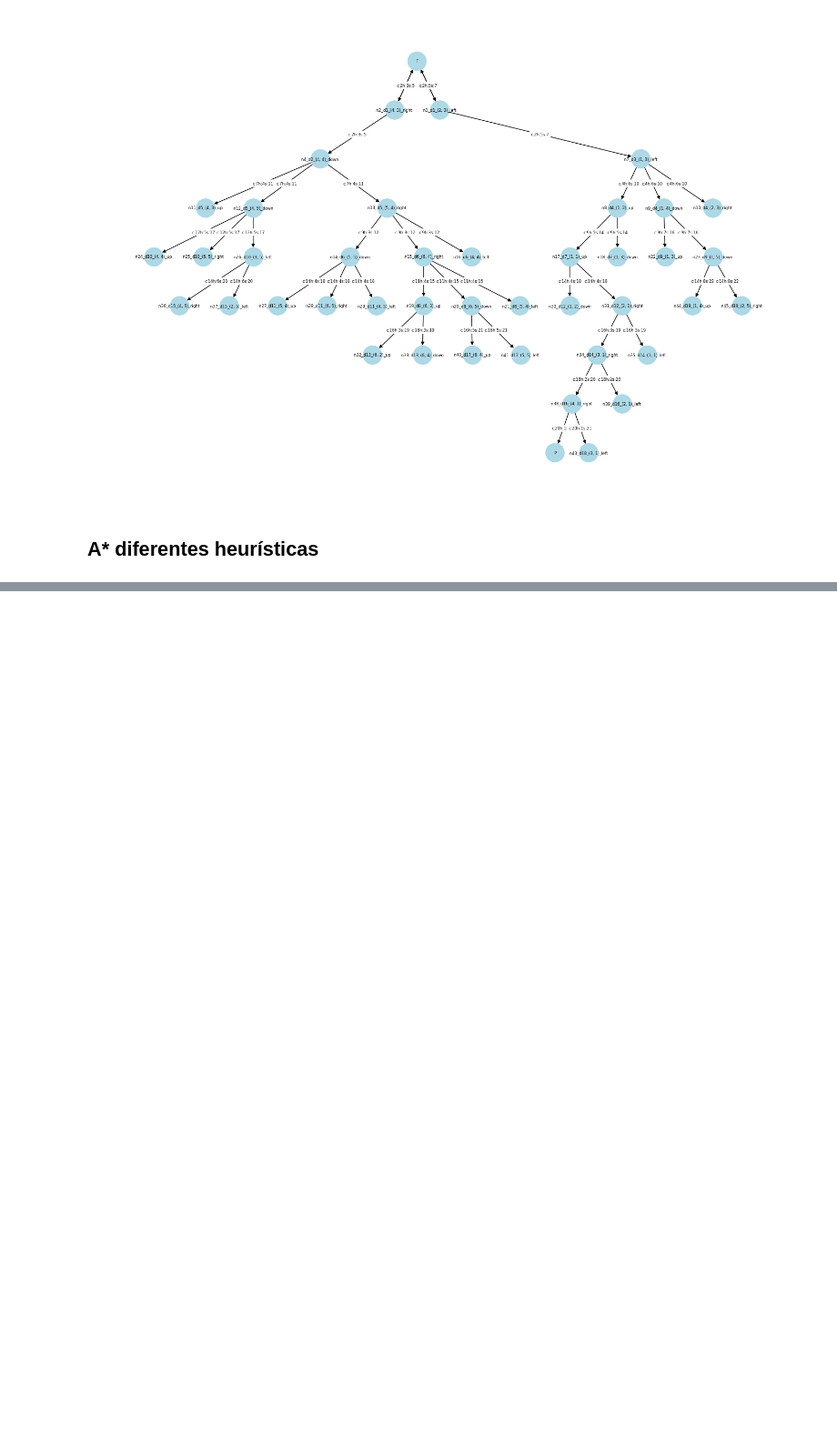
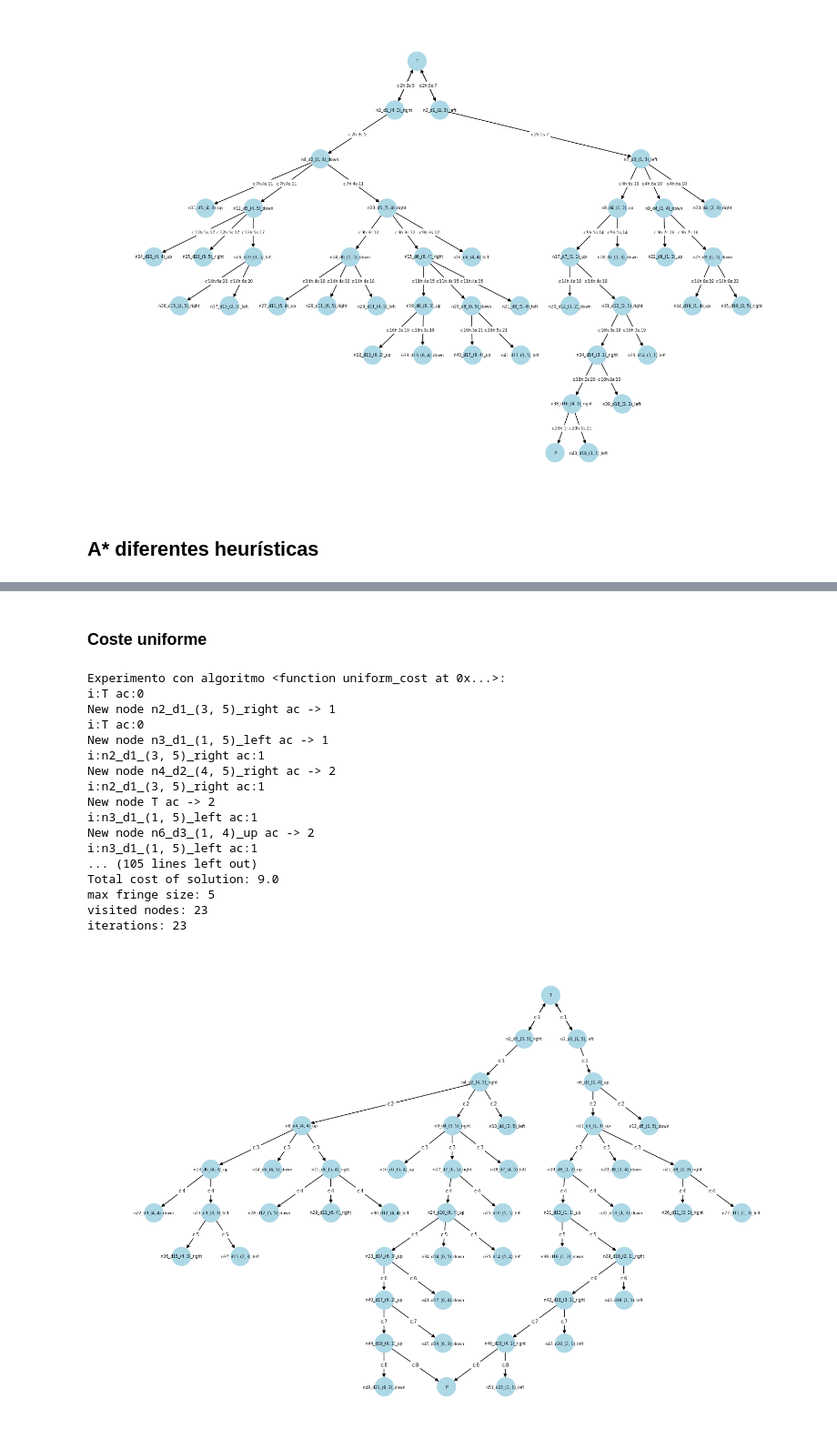
Before and after one commit to UNIR-RPA/UNIR-RPA-ACTIVIDAD-1, a Jupyter notebook: miunar04_act1/Cuaderno_Actividad_1_Búsqueda.ipynb, the cells around one changed output, grey strips where cells are left out. Shown at 91% size. Saved outputs shown, nothing was run; the diff lists cells and outputs as text; code cells hidden in the pictures; blank space fills up the shorter version.

Commit message:
Comaprativa heuristicas otra posicion.

```diff
--- a/miunar04_act1/Cuaderno_Actividad_1_Búsqueda.ipynb
+++ b/miunar04_act1/Cuaderno_Actividad_1_Búsqueda.ipynb
@@ -849,0 +1104,76 @@ SyntaxError: invalid syntax (425157169.py, line 24)
+# %% [markdown]
+### Coste uniforme
+# %%
+#!/usr/bin/env python
+# coding: utf-8
+
+# 2024 Modified by: Alejandro Cervantes
+# Configuración y llamada para el caso 2
+# Se utiliza el mismo mapa pero se varían los costes
+
+MAP_ASCII = """
+########
+#    P #
+# #### #
+#    # #
+# ##   #
+# T    #
+########
+"""
+
+
+COSTS = {
+    "up": 1.0,
+    "down": 1.0,
+    "right": 1.0,
+    "left": 1.0,
+}
+
+
+node_count = 0
+nodes = []
+edges = []
+depth_count = 1
+label_with_heuristic_number = False
+
+algorithms=(uniform_cost,)
+main (MAP_ASCII, COSTS, algorithms)
+
+# Crear un grafo tipo árbol
+G = nx.DiGraph()
+
+G.add_edges_from(edges)
+
+# for edge in edges:
+#     print(edge)
+
+# Dibujar el grafo con un diseño jerárquico
+pos = nx.nx_agraph.graphviz_layout(G, prog="dot")  # Necesita Graphviz instalado
+plt.figure(figsize=(15, 10))
+nx.draw(G, pos, with_labels=True, arrows=True, node_size=800, node_color="lightblue", font_size=6)
+
+# Get edge labels and draw them
+edge_labels = nx.get_edge_attributes(G, "cost")
+nx.draw_networkx_edge_labels(G, pos, edge_labels=edge_labels, font_size=7, rotate=False)
+
+# Mostrar el árbol
+plt.show()
+# %% [output]
+Experimento con algoritmo <function uniform_cost at 0x...>:
+i:T ac:0
+New node n2_d1_(3, 5)_right ac -> 1
+i:T ac:0
+New node n3_d1_(1, 5)_left ac -> 1
+i:n2_d1_(3, 5)_right ac:1
+New node n4_d2_(4, 5)_right ac -> 2
+i:n2_d1_(3, 5)_right ac:1
+New node T ac -> 2
+i:n3_d1_(1, 5)_left ac:1
+New node n6_d3_(1, 4)_up ac -> 2
+i:n3_d1_(1, 5)_left ac:1
+... (105 lines left out)
+Total cost of solution: 9.0
+max fringe size: 5
+visited nodes: 23
+iterations: 23
+[figure, added]
```
Also changed, not shown: parts of 12 cells of this notebook.
